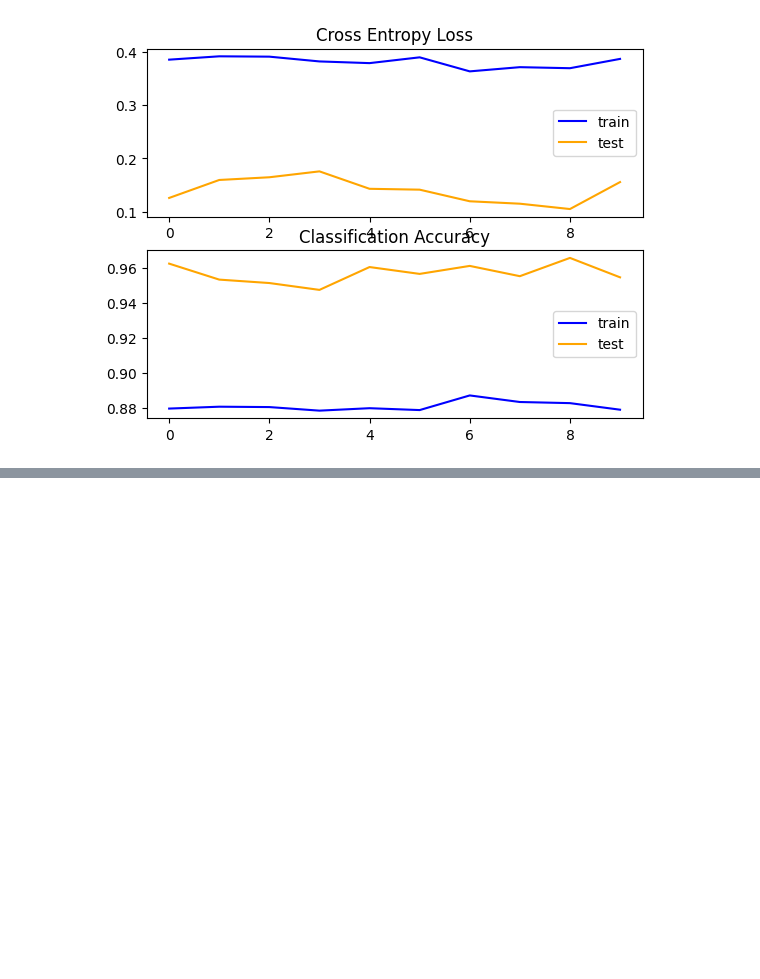
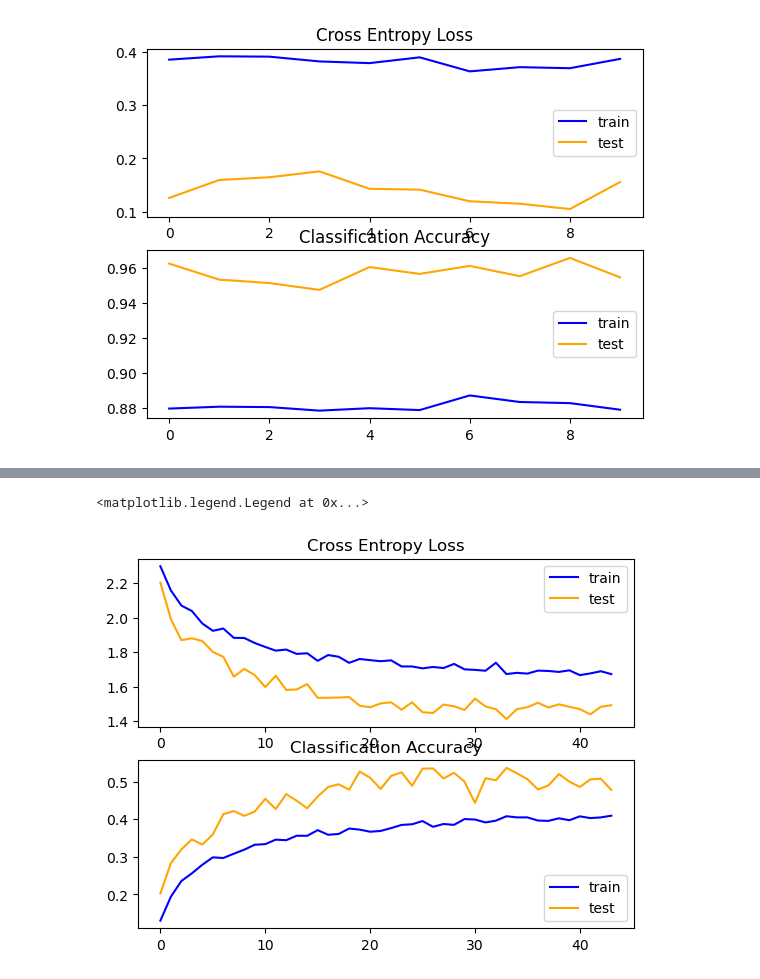
Before and after one commit to jichicoj/Labs_DS, a Jupyter notebook: lab 4/lab_4.ipynb, the cells around one changed output, grey strips where cells are left out. Saved outputs shown, nothing was run; the diff lists cells and outputs as text; code cells hidden in the pictures; blank space fills up the shorter version.

```diff
--- a/lab 4/lab_4.ipynb
+++ b/lab 4/lab_4.ipynb
@@ -305,0 +307,17 @@ plt.legend()
+# %%
+model_3 = tf.keras.models.Sequential([
+    tf.keras.layers.Input(shape=(28, 28, 3)),
+    tf.keras.layers.Flatten(),
+
+    tf.keras.layers.Dense(128, activation="relu"),
+    tf.keras.layers.Dropout(0.25),
+
+    tf.keras.layers.Dense(64, activation="relu"),
+    tf.keras.layers.Dropout(0.25),
+
+    tf.keras.layers.Dense(32, activation="relu"),
+    tf.keras.layers.Dropout(0.5),
+
+    tf.keras.layers.Dense(10, activation="softmax")
+])
+model_3.summary()
@@ -305,0 +348,6 @@ plt.legend()
+# %%
+model_3.compile(loss="categorical_crossentropy", optimizer='adam', metrics=["accuracy"], run_eagerly=True)
+# %%
+model_checkpoint = tf.keras.callbacks.ModelCheckpoint(f'./models/snn_1.keras', monitor='val_loss', save_best_only=True)
+
+history_3 = model_3.fit(train_data, epochs=100, steps_per_epoch=train_steps_per_epoch, validation_data=valid_data, validation_steps=validation_steps_per_epoch, callbacks=[early_stopping, model_checkpoint], verbose=2)
@@ -305,0 +397,15 @@ plt.legend()
+# %%
+plt.subplot(211)
+plt.title('Cross Entropy Loss')
+plt.plot(history_3.history['loss'], color='blue', label='train')
+plt.plot(history_3.history['val_loss'], color='orange', label='test')
+plt.legend()
+ # plot accuracy
+plt.subplot(212)
+plt.title('Classification Accuracy')
+plt.plot(history_3.history['accuracy'], color='blue', label='train')
+plt.plot(history_3.history['val_accuracy'], color='orange', label='test')
+plt.legend()
+# %% [output]
+<matplotlib.legend.Legend at 0x...>
+[figure, added]
```
Also changed, not shown: parts of 7 cells of this notebook, 1 other file.
